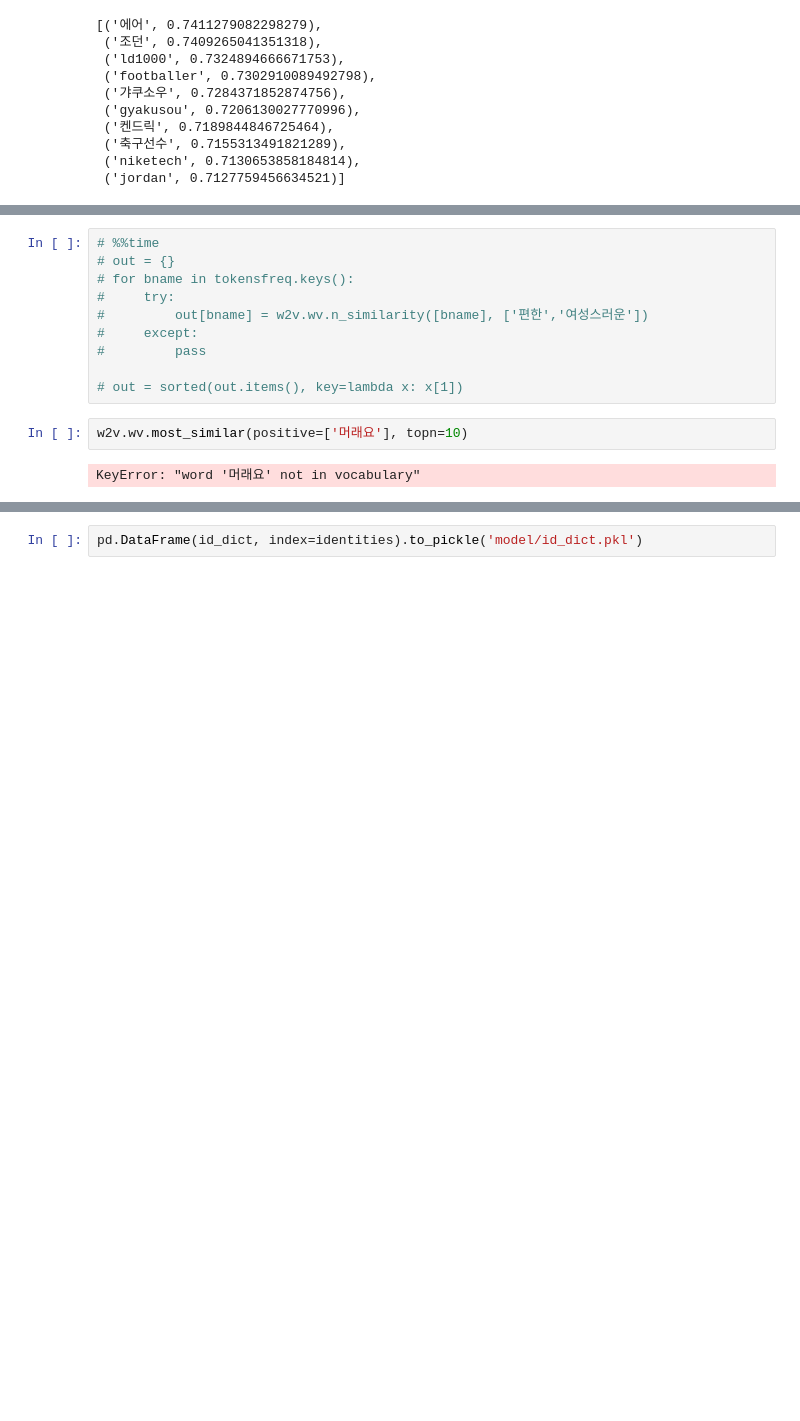
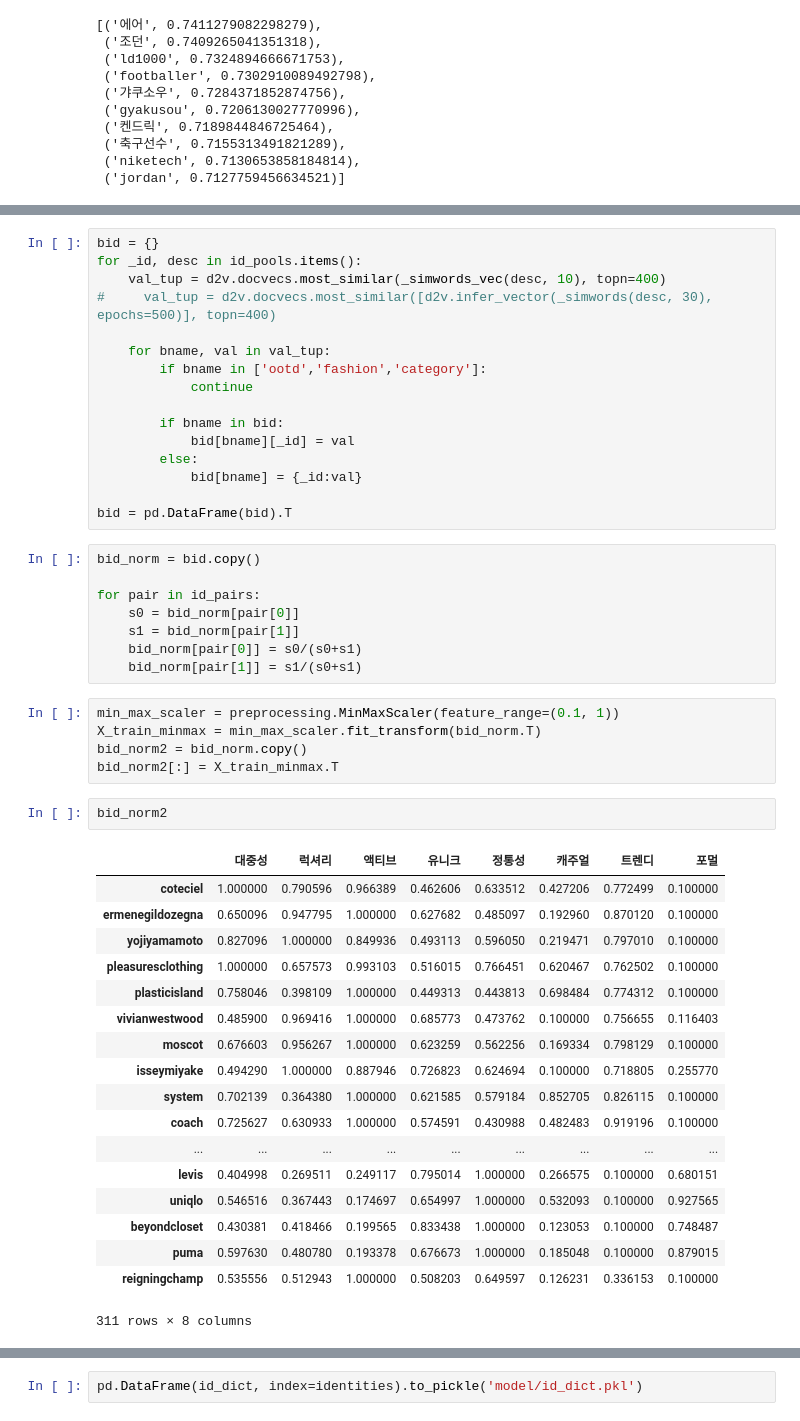
Before and after one commit to gem763/texcrapy, a Jupyter notebook: texcrapy5.ipynb, the cells around one changed output, grey strips where cells are left out. Drawn from its saved outputs; the diff is of its cells as text; blank space fills up the shorter version.

```diff
--- a/texcrapy5.ipynb
+++ b/texcrapy5.ipynb
@@ -504,14 +441,50 @@ Wall time: 1.03 s
-# %%
-# %%time
-# out = {}
-# for bname in tokensfreq.keys():
-#     try:
-#         out[bname] = w2v.wv.n_similarity([bname], ['편한','여성스러운'])
-#     except:
-#         pass
-
-# out = sorted(out.items(), key=lambda x: x[1])
-# %%
-w2v.wv.most_similar(positive=['머래요'], topn=10)
-# %% [output]
-KeyError: "word '머래요' not in vocabulary"
+# %%
+bid = {}
+for _id, desc in id_pools.items():
+    val_tup = d2v.docvecs.most_similar(_simwords_vec(desc, 10), topn=400)
+#     val_tup = d2v.docvecs.most_similar([d2v.infer_vector(_simwords(desc, 30), epochs=500)], topn=400)
+
+    for bname, val in val_tup:
+        if bname in ['ootd','fashion','category']:
+            continue
+
+        if bname in bid:
+            bid[bname][_id] = val
+        else:
+            bid[bname] = {_id:val}
+
+bid = pd.DataFrame(bid).T
+# %%
+bid_norm = bid.copy()
+
+for pair in id_pairs:
+    s0 = bid_norm[pair[0]]
+    s1 = bid_norm[pair[1]]
+    bid_norm[pair[0]] = s0/(s0+s1)
+    bid_norm[pair[1]] = s1/(s0+s1)
+# %%
+min_max_scaler = preprocessing.MinMaxScaler(feature_range=(0.1, 1))
+X_train_minmax = min_max_scaler.fit_transform(bid_norm.T)
+bid_norm2 = bid_norm.copy()
+bid_norm2[:] = X_train_minmax.T
+# %%
+bid_norm2
+# %% [output]
+|  | 대중성 | 럭셔리 | 액티브 | 유니크 | 정통성 | 캐주얼 | 트렌디 | 포멀 |
+| coteciel | 1.000000 | 0.790596 | 0.966389 | 0.462606 | 0.633512 | 0.427206 | 0.772499 | 0.100000 |
+| ermenegildozegna | 0.650096 | 0.947795 | 1.000000 | 0.627682 | 0.485097 | 0.192960 | 0.870120 | 0.100000 |
+| yojiyamamoto | 0.827096 | 1.000000 | 0.849936 | 0.493113 | 0.596050 | 0.219471 | 0.797010 | 0.100000 |
+| pleasuresclothing | 1.000000 | 0.657573 | 0.993103 | 0.516015 | 0.766451 | 0.620467 | 0.762502 | 0.100000 |
+| plasticisland | 0.758046 | 0.398109 | 1.000000 | 0.449313 | 0.443813 | 0.698484 | 0.774312 | 0.100000 |
+| vivianwestwood | 0.485900 | 0.969416 | 1.000000 | 0.685773 | 0.473762 | 0.100000 | 0.756655 | 0.116403 |
+| moscot | 0.676603 | 0.956267 | 1.000000 | 0.623259 | 0.562256 | 0.169334 | 0.798129 | 0.100000 |
+| isseymiyake | 0.494290 | 1.000000 | 0.887946 | 0.726823 | 0.624694 | 0.100000 | 0.718805 | 0.255770 |
+| system | 0.702139 | 0.364380 | 1.000000 | 0.621585 | 0.579184 | 0.852705 | 0.826115 | 0.100000 |
+| coach | 0.725627 | 0.630933 | 1.000000 | 0.574591 | 0.430988 | 0.482483 | 0.919196 | 0.100000 |
+| ... | ... | ... | ... | ... | ... | ... | ... | ... |
+| levis | 0.404998 | 0.269511 | 0.249117 | 0.795014 | 1.000000 | 0.266575 | 0.100000 | 0.680151 |
+| uniqlo | 0.546516 | 0.367443 | 0.174697 | 0.654997 | 1.000000 | 0.532093 | 0.100000 | 0.927565 |
+| beyondcloset | 0.430381 | 0.418466 | 0.199565 | 0.833438 | 1.000000 | 0.123053 | 0.100000 | 0.748487 |
+| puma | 0.597630 | 0.480780 | 0.193378 | 0.676673 | 1.000000 | 0.185048 | 0.100000 | 0.879015 |
+| reigningchamp | 0.535556 | 0.512943 | 1.000000 | 0.508203 | 0.649597 | 0.126231 | 0.336153 | 0.100000 |
+311 rows × 8 columns
```
Also changed, not shown: parts of 51 cells of this notebook, 2 other files.
